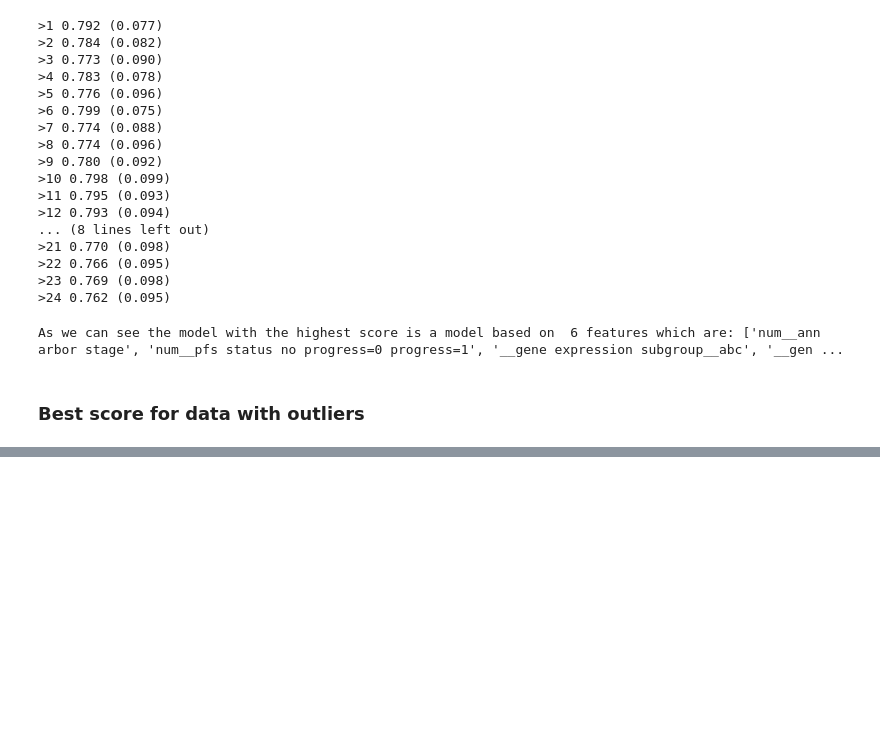
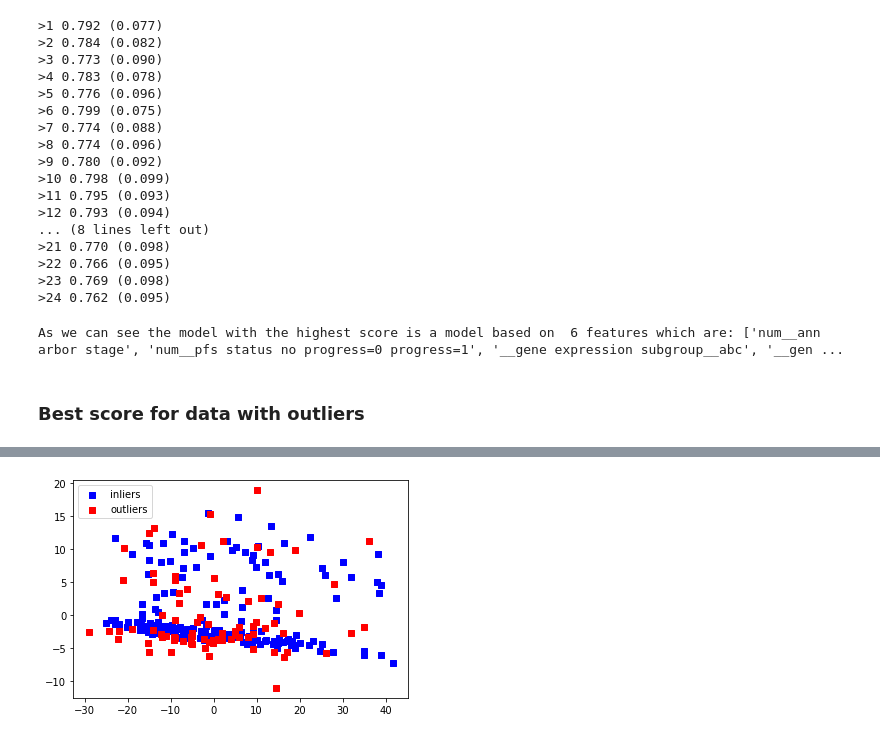
Before and after one commit to tamarshnirer/Anomality_Detection_in_Lymphoma_Patients, a Jupyter notebook: Untitled.ipynb, the cells around one changed output, grey strips where cells are left out. Saved outputs shown, nothing was run; the diff lists cells and outputs as text; code cells hidden in the pictures; blank space fills up the shorter version.

```diff
--- a/Untitled.ipynb
+++ b/Untitled.ipynb
@@ -1051,0 +1133,16 @@ Now we're going to use all our data (with unlabeled rows) in order to make our o
+# %%
+pca = PCA(n_components=2)
+two_feat_inliers = pca.fit_transform(train_inliers)
+in_pca_df = pd.DataFrame(two_feat_inliers, columns = ['component1', 'component2'])
+two_feat_outliers = pca.fit_transform(train_outliers)
+out_pca_df = pd.DataFrame(two_feat_outliers, columns = ['component1', 'component2'])
+# %%
+fig = plt.figure()
+ax1 = fig.add_subplot()
+
+ax1.scatter(in_pca_df['component1'], in_pca_df['component2'], c='b', marker="s", label='inliers')
+ax1.scatter(out_pca_df['component1'], out_pca_df['component2'], c='r', marker="s", label='outliers')
+plt.legend(loc='upper left');
+plt.show()
+# %% [output]
+[figure, added]
```
Also changed, not shown: parts of 19 cells of this notebook, 1 other file.
